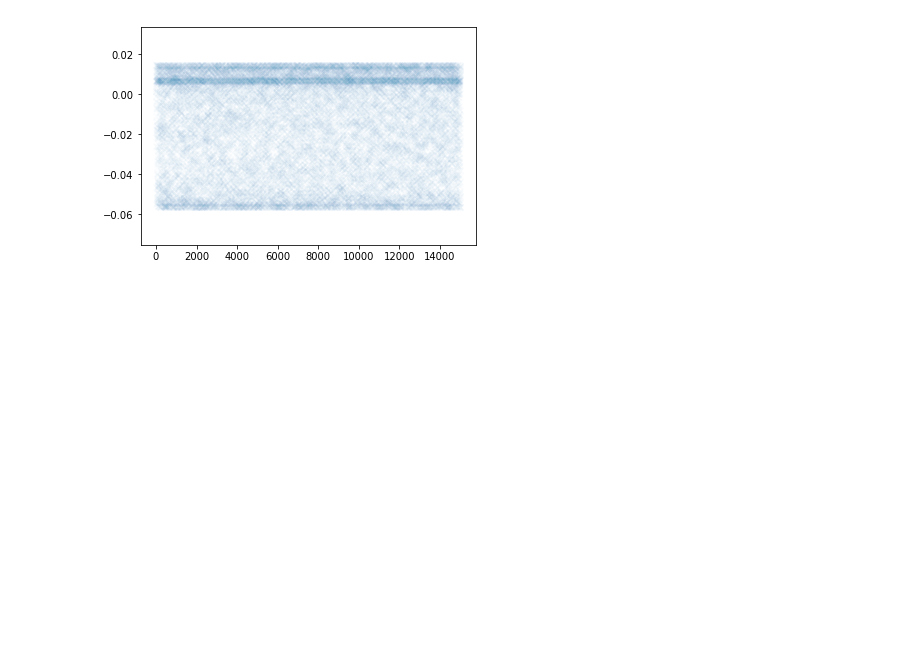
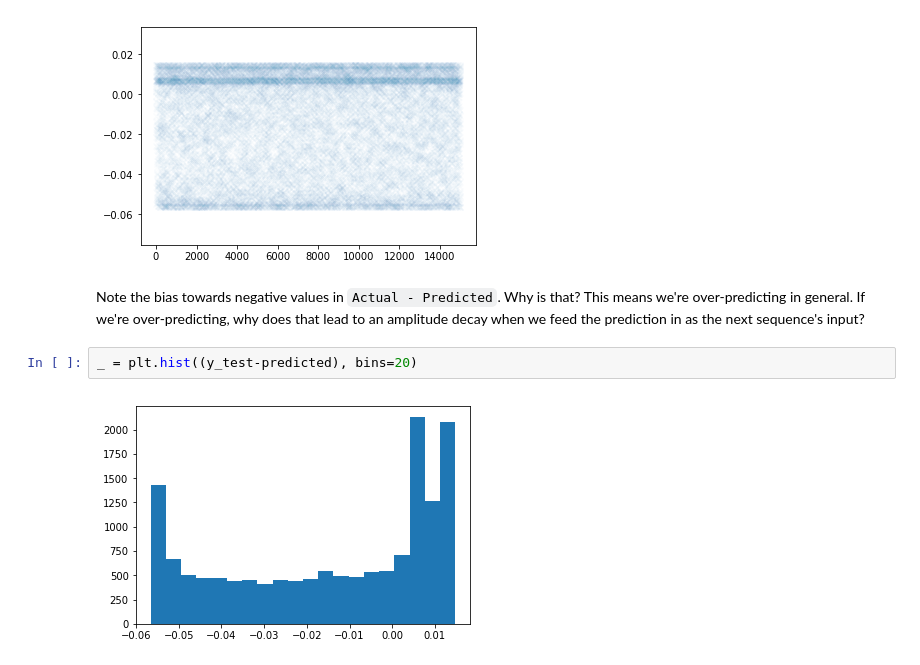
Before and after one commit to zjost/deep_learning_examples, a Jupyter notebook: lstm_sine/lstm_timeseries_predictor.ipynb, the cells around one changed output. Drawn from its saved outputs; the diff is of its cells as text; blank space fills up the shorter version.

```diff
--- a/lstm_sine/lstm_timeseries_predictor.ipynb
+++ b/lstm_sine/lstm_timeseries_predictor.ipynb
@@ -121,3 +121,9 @@ plt.scatter(np.arange(X_test.shape[0]), y_test-predicted, marker='x', alpha=.02)
 # %% [output]
 <matplotlib.collections.PathCollection at 0x...>
 [figure]
+# %% [markdown]
+Note the bias towards negative values in `Actual - Predicted`.  Why is that?  This means we're over-predicting in general.  If we're over-predicting, why does that lead to an amplitude decay when we feed the prediction in as the next sequence's input?
+# %%
+_ = plt.hist((y_test-predicted), bins=20)
+# %% [output]
+[figure, added]
```
